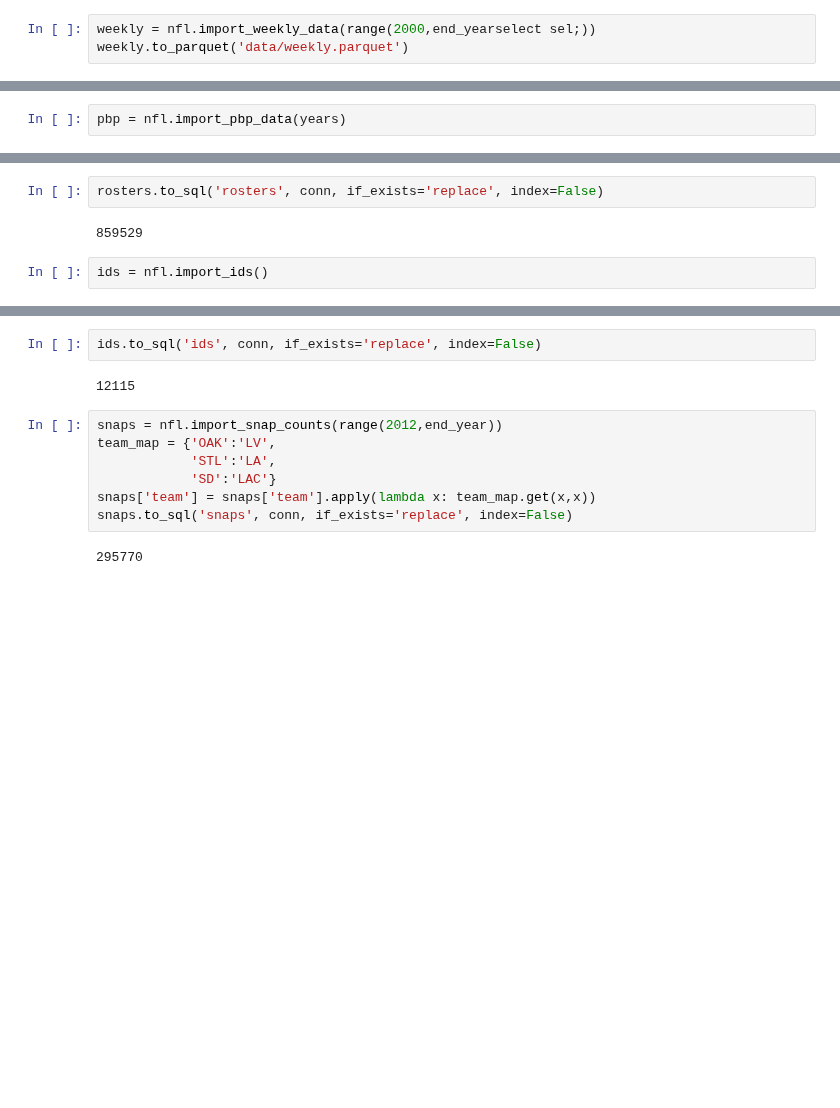
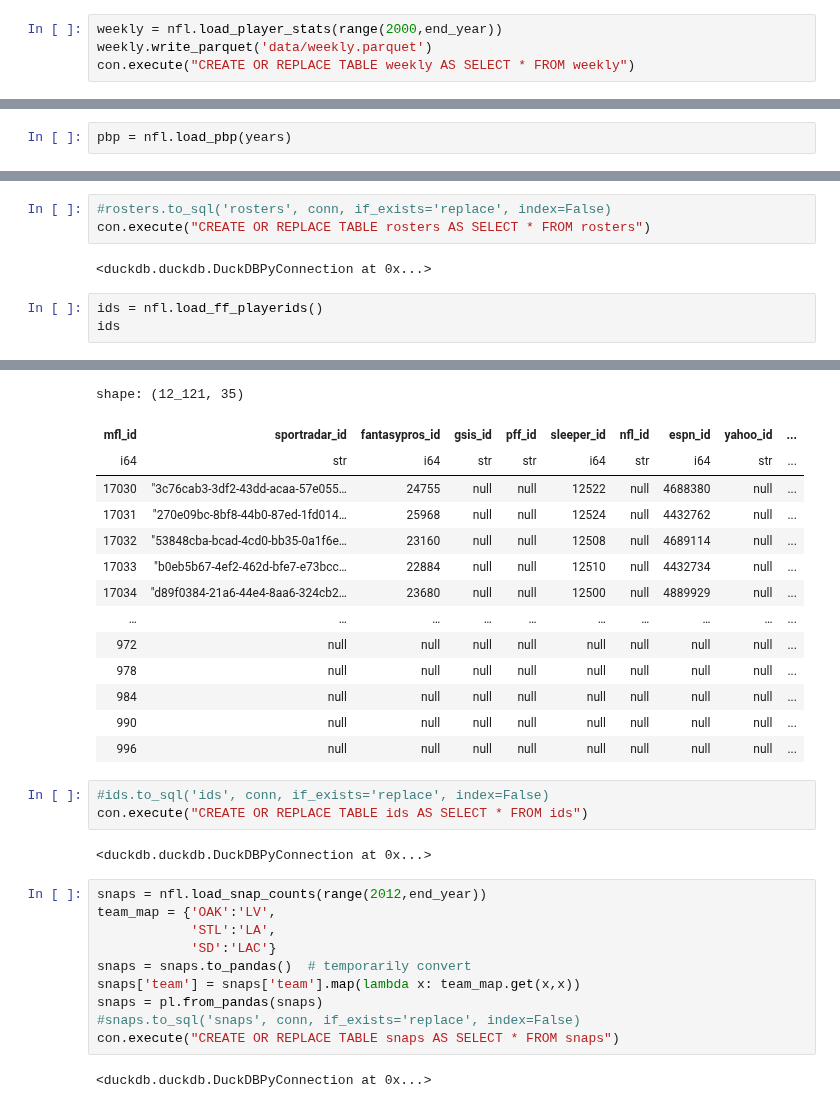
Before and after one commit to sharedw/NFL_sim, a Jupyter notebook: create_database.ipynb, the cells around one changed output, grey strips where cells are left out. Saved outputs shown, nothing was run; the diff lists cells and outputs as text; blank space fills up the shorter version.

```diff
--- a/create_database.ipynb
+++ b/create_database.ipynb
@@ -11,5 +11,6 @@ end_year = 2026
 years=range(2000,end_year)
 # %%
-weekly = nfl.import_weekly_data(range(2000,end_yearselect sel;))
-weekly.to_parquet('data/weekly.parquet')
+weekly = nfl.load_player_stats(range(2000,end_year))
+weekly.write_parquet('data/weekly.parquet')
+con.execute("CREATE OR REPLACE TABLE weekly AS SELECT * FROM weekly")
 # %% [output]
@@ -44,3 +30,3 @@ result_df
 # %%
-pbp = nfl.import_pbp_data(years)
+pbp = nfl.load_pbp(years)
 # %% [output]
@@ -83,6 +70,9 @@ rosters
 # %%
-rosters.to_sql('rosters', conn, if_exists='replace', index=False)
+#rosters.to_sql('rosters', conn, if_exists='replace', index=False)
+con.execute("CREATE OR REPLACE TABLE rosters AS SELECT * FROM rosters")
 # %% [output]
-859529
+<duckdb.duckdb.DuckDBPyConnection at 0x...>
 # %%
-ids = nfl.import_ids()
+ids = nfl.load_ff_playerids()
+ids
+# %% [output]
@@ -89,14 +80,32 @@ ids = nfl.import_ids()
+shape: (12_121, 35)
+| mfl_id | sportradar_id | fantasypros_id | gsis_id | pff_id | sleeper_id | nfl_id | espn_id | yahoo_id | ... |
+| i64 | str | i64 | str | str | i64 | str | i64 | str | ... |
+| 17030 | "3c76cab3-3df2-43dd-acaa-57e055… | 24755 | null | null | 12522 | null | 4688380 | null | ... |
+| 17031 | "270e09bc-8bf8-44b0-87ed-1fd014… | 25968 | null | null | 12524 | null | 4432762 | null | ... |
+| 17032 | "53848cba-bcad-4cd0-bb35-0a1f6e… | 23160 | null | null | 12508 | null | 4689114 | null | ... |
+| 17033 | "b0eb5b67-4ef2-462d-bfe7-e73bcc… | 22884 | null | null | 12510 | null | 4432734 | null | ... |
+| 17034 | "d89f0384-21a6-44e4-8aa6-324cb2… | 23680 | null | null | 12500 | null | 4889929 | null | ... |
+| … | … | … | … | … | … | … | … | … | ... |
+| 972 | null | null | null | null | null | null | null | null | ... |
+| 978 | null | null | null | null | null | null | null | null | ... |
+| 984 | null | null | null | null | null | null | null | null | ... |
+| 990 | null | null | null | null | null | null | null | null | ... |
+| 996 | null | null | null | null | null | null | null | null | ... |
 # %%
-ids.to_sql('ids', conn, if_exists='replace', index=False)
+#ids.to_sql('ids', conn, if_exists='replace', index=False)
+con.execute("CREATE OR REPLACE TABLE ids AS SELECT * FROM ids")
 # %% [output]
-12115
+<duckdb.duckdb.DuckDBPyConnection at 0x...>
 # %%
-snaps = nfl.import_snap_counts(range(2012,end_year))
+snaps = nfl.load_snap_counts(range(2012,end_year))
 team_map = {'OAK':'LV',
             'STL':'LA',
             'SD':'LAC'}
-snaps['team'] = snaps['team'].apply(lambda x: team_map.get(x,x))
-snaps.to_sql('snaps', conn, if_exists='replace', index=False)
+snaps = snaps.to_pandas()  # temporarily convert
+snaps['team'] = snaps['team'].map(lambda x: team_map.get(x,x))
+snaps = pl.from_pandas(snaps)
+#snaps.to_sql('snaps', conn, if_exists='replace', index=False)
+con.execute("CREATE OR REPLACE TABLE snaps AS SELECT * FROM snaps")
 # %% [output]
-295770
+<duckdb.duckdb.DuckDBPyConnection at 0x...>
 # %%
```
Also changed, not shown: parts of 17 cells of this notebook, 2 other files.
